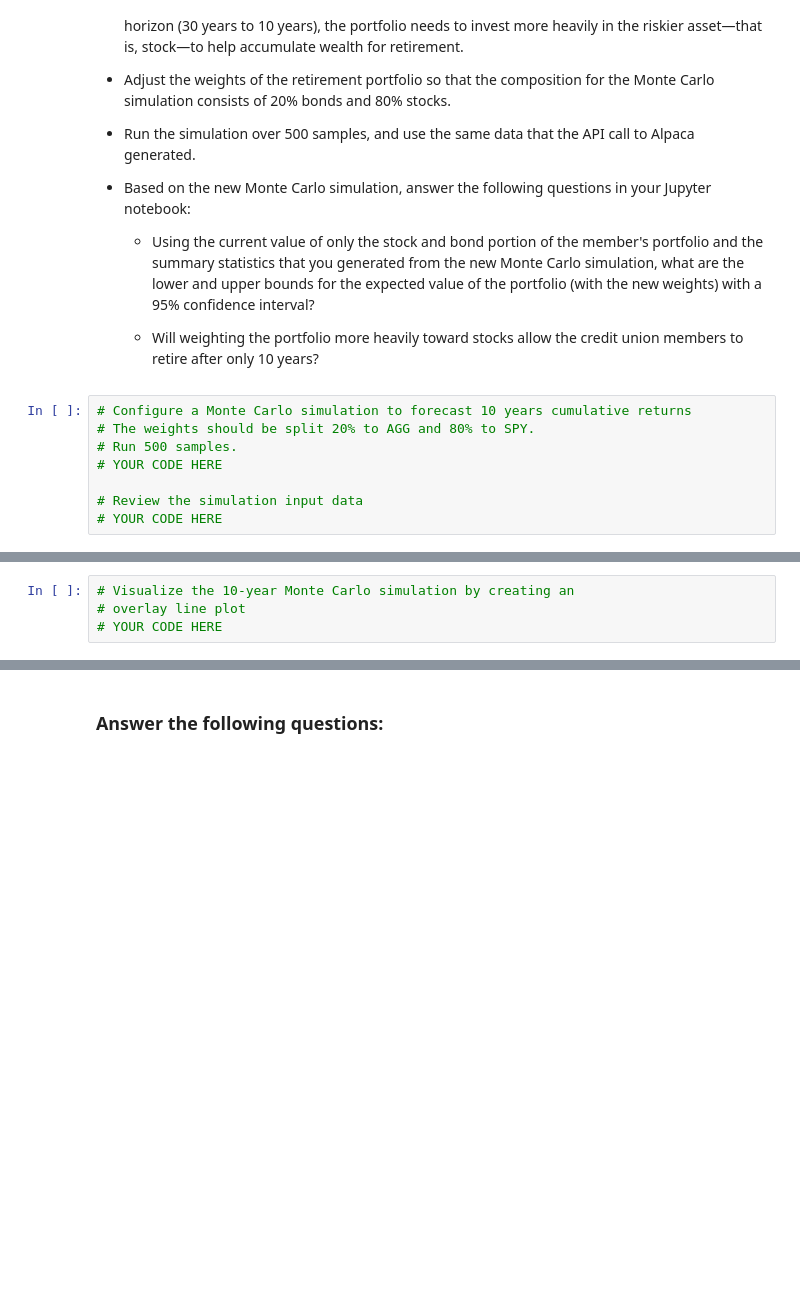
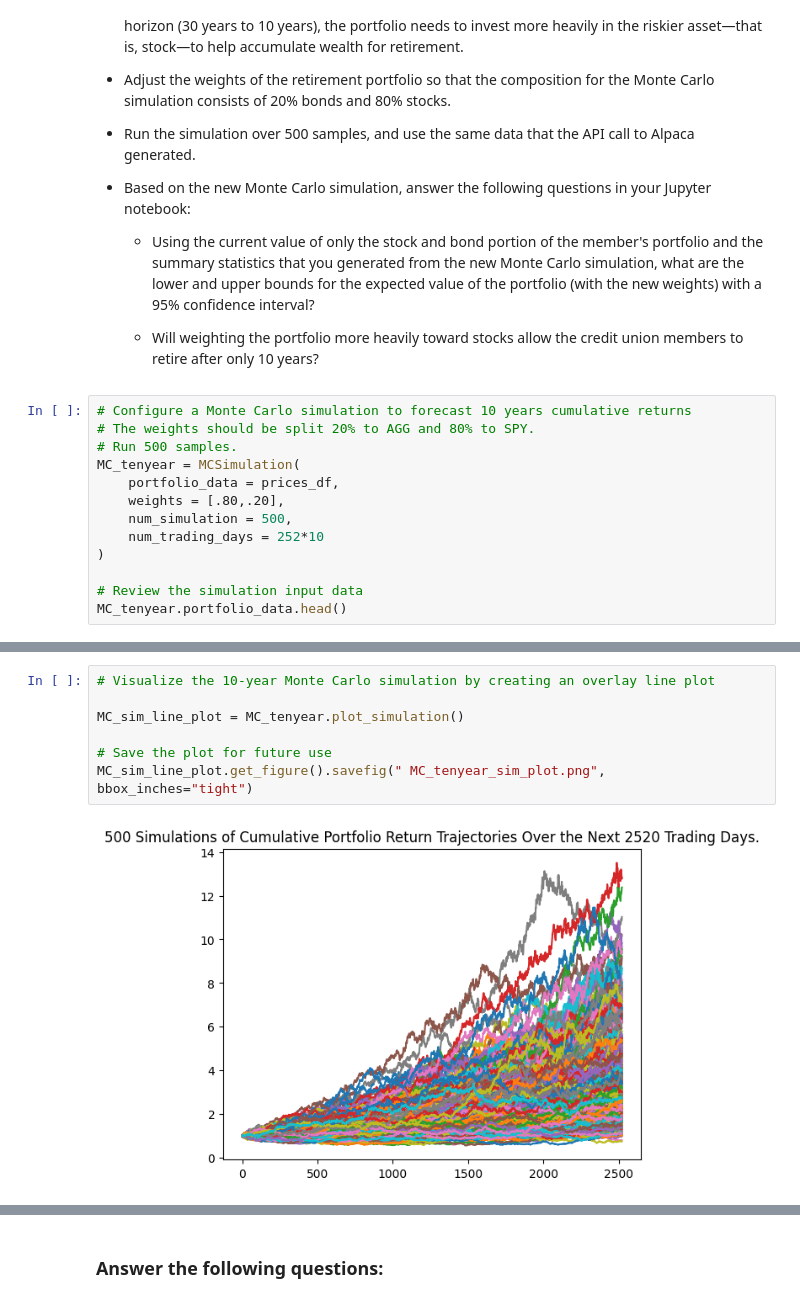
Before and after one commit to Abillu/ChallengeM5_Upload, a Jupyter notebook: financial_planning_tools.ipynb, the cells around one changed output, grey strips where cells are left out. Cells and saved outputs as stored; diff of their text form; blank space fills up the shorter version.

```diff
--- a/financial_planning_tools.ipynb
+++ b/financial_planning_tools.ipynb
@@ -524,7 +635,12 @@ For this new Monte Carlo simulation, do the following:
 # Configure a Monte Carlo simulation to forecast 10 years cumulative returns
 # The weights should be split 20% to AGG and 80% to SPY.
 # Run 500 samples.
-# YOUR CODE HERE
+MC_tenyear = MCSimulation(
+    portfolio_data = prices_df,
+    weights = [.80,.20],
+    num_simulation = 500,
+    num_trading_days = 252*10
+)
 
 # Review the simulation input data
-# YOUR CODE HERE
+MC_tenyear.portfolio_data.head()
@@ -534,7 +701,12 @@ For this new Monte Carlo simulation, do the following:
 # %%
-# Visualize the 10-year Monte Carlo simulation by creating an
-# overlay line plot
-# YOUR CODE HERE
+# Visualize the 10-year Monte Carlo simulation by creating an overlay line plot
+
+MC_sim_line_plot = MC_tenyear.plot_simulation()
+
+# Save the plot for future use
+MC_sim_line_plot.get_figure().savefig(" MC_tenyear_sim_plot.png", bbox_inches="tight")
+# %% [output]
+[figure, added]
 # %%
 # Visualize the probability distribution of the 10-year Monte Carlo simulation
 # by plotting a histogram
```
Also changed, not shown: parts of 19 cells of this notebook, 2 other files.
